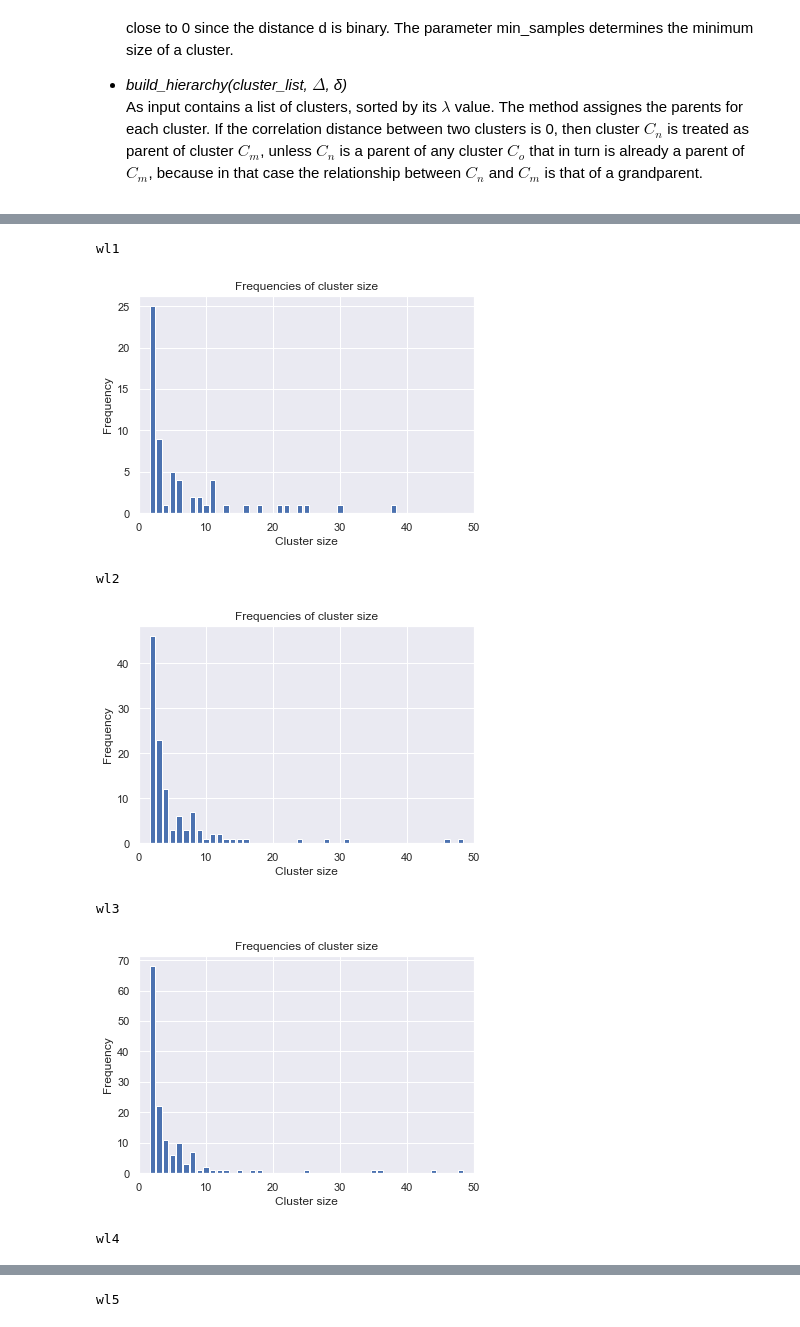
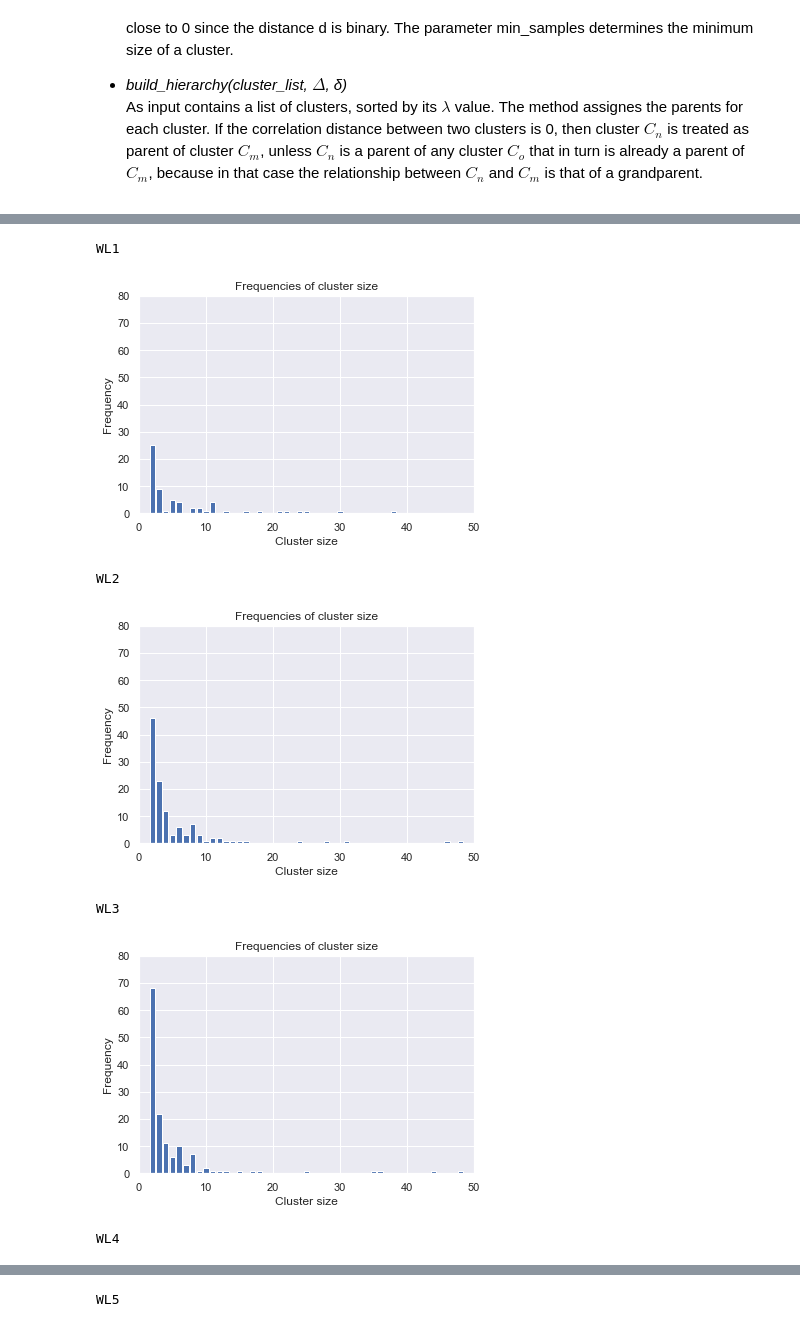
Before and after one commit to mozzafiato/DataMiningAssignment, a Jupyter notebook: ERiC/EDA_ERiC.ipynb, the cells around one changed output, grey strips where cells are left out. Drawn from its saved outputs; the diff is of its cells as text; code cells hidden in the pictures.

```diff
--- a/ERiC/EDA_ERiC.ipynb
+++ b/ERiC/EDA_ERiC.ipynb
@@ -47,7 +47,8 @@ We run the algorithm with the best hyperparameters for every kernel. We have use
 import matplotlib.pyplot as plt
 import matplotlib.image as mpimg
 
-for i, kernel in enumerate(["wl1", "wl2", "wl3", "wl4", "wl5"]):
+kernels = ["WL1", "WL2", "WL3", "WL4", "WL5"]
+for i, kernel in enumerate(kernels):
     # get the image
     print("Kernel: ", kernel)
     img = mpimg.imread(f"{i+1}_500_0.85_0.5_1_2.png")
@@ -73,38 +76,38 @@ Now we take a look at the sizes of each cluster per kernel:
 import os
 import numpy as np
 from lib import *
 import pickle
 from matplotlib import pyplot as plt
 import collections
 import seaborn as sns
 sns.set_theme()
 
 pickle_path = 'pickles'
-kernels = ["wl1", "wl2", "wl3", "wl4", "wl5"]
 
 for i, kernel in enumerate(kernels):
     cluster_info = pickle.load(open(os.path.join(pickle_path, f'cluster_info_{i+1}_500_0.85_0.5_1_2.p'), 'rb'))
     cluster_sizes = [len(cluster_info[c]["points"]) for c in cluster_info.keys()]
 
     print(kernel)
 
     # frequency of cluster sizes
     c = collections.Counter(cluster_sizes)
     c = sorted(c.items())
     sizes = [j[0] for j in c]
     freqs = [j[1] for j in c]
 
     plt.bar(sizes, freqs)
     plt.title("Frequencies of cluster size")
     plt.xlabel("Cluster size")
     plt.ylabel("Frequency")
     plt.xlim([0, 50])
+    plt.ylim([0,80])
     plt.show()
 # %% [output]
-wl1
+WL1
-[figure, old version]
+[figure, new version]
-wl2
+WL2
-[figure, old version]
+[figure, new version]
-wl3
+WL3
-[figure, old version]
+[figure, new version]
-wl4
+WL4
@@ -112 +115 @@ wl4
-wl5
+WL5
```
Also changed, not shown: parts of 35 cells of this notebook.
